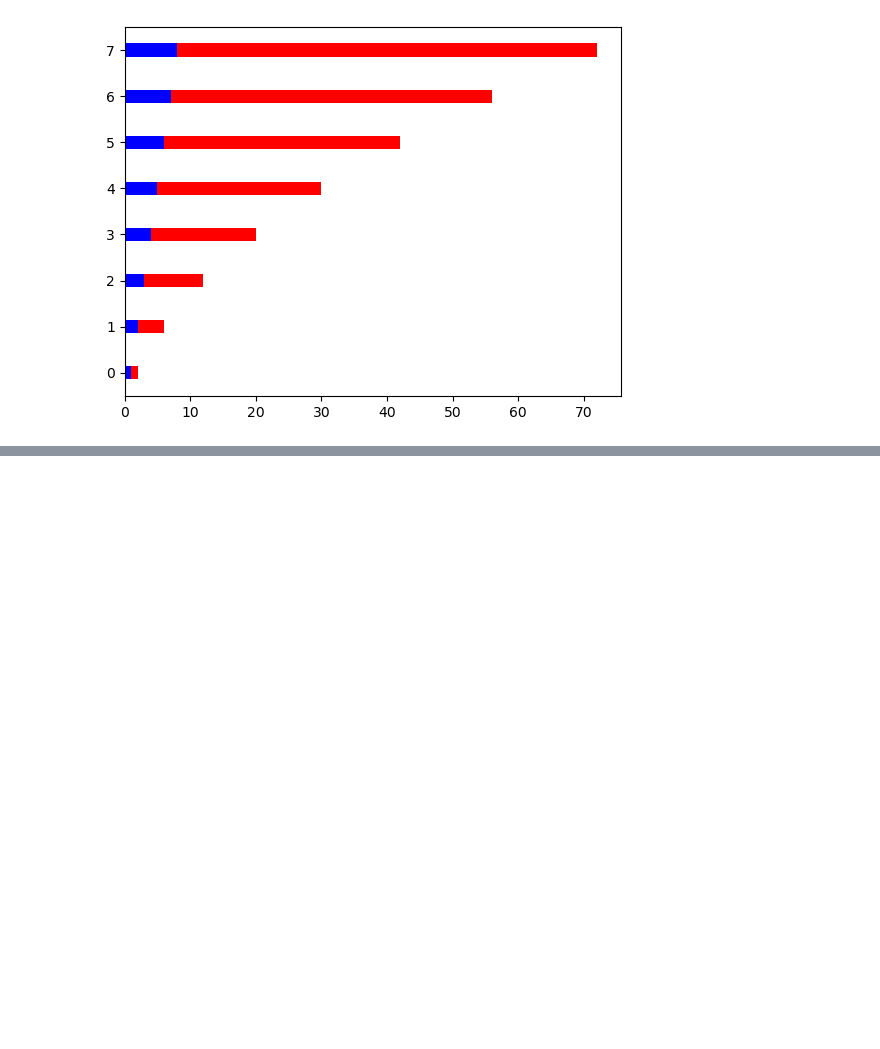
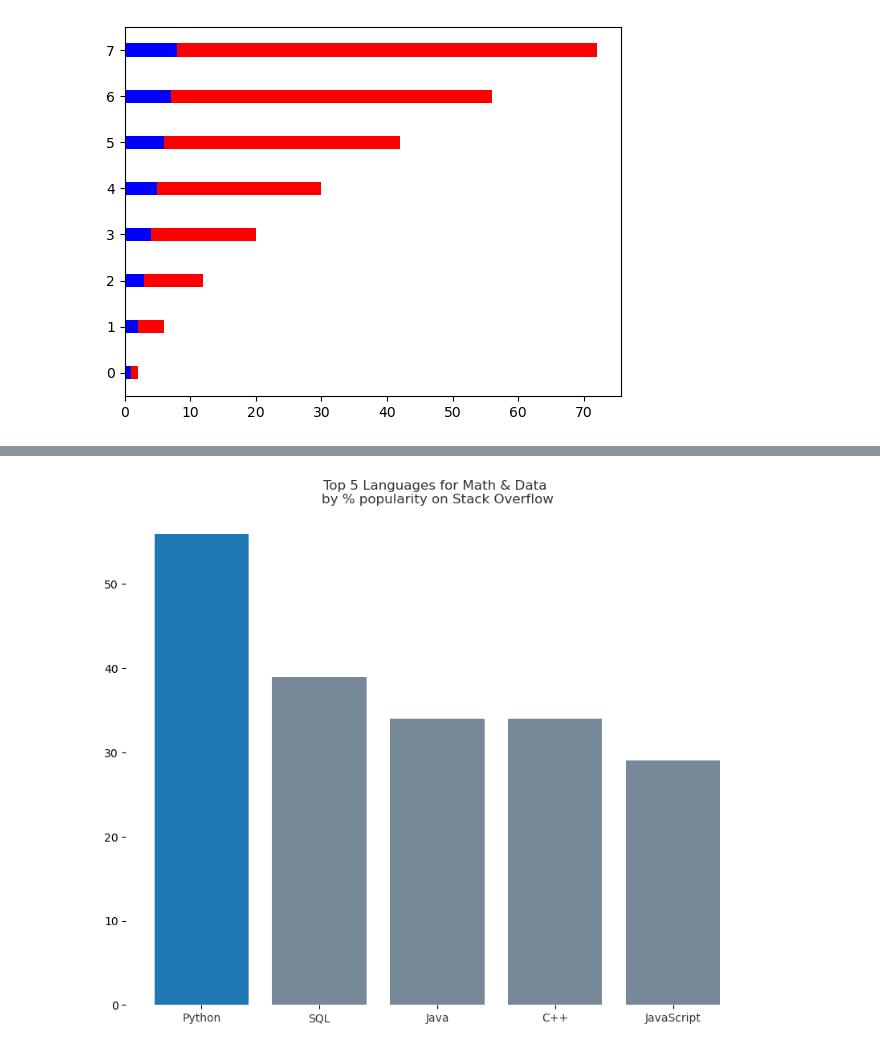
Before and after one commit to mrioshe/AppliedDataScienceWithPython, a Jupyter notebook: AppliedPlottingChartingAndDataRepresentationInPython/week2_BasicCharting/week2.ipynb, the cells around one changed output, grey strips where cells are left out. Saved outputs shown, nothing was run; the diff lists cells and outputs as text; code cells hidden in the pictures; blank space fills up the shorter version.

```diff
--- a/AppliedPlottingChartingAndDataRepresentationInPython/week2_BasicCharting/week2.ipynb
+++ b/AppliedPlottingChartingAndDataRepresentationInPython/week2_BasicCharting/week2.ipynb
@@ -315,0 +350,27 @@ plt.barh(xvals, exponential_data, height=0.3, left=linear_data, color='r')
+# %%
+plt.figure(figsize=(10, 8));
+languages = ['Python', 'SQL', 'Java', 'C++', 'JavaScript']
+pos = np.arange(len(languages))
+popularity = [56, 39, 34, 34, 29]
+
+# There are several different ways that we could do this.
+# The way I chose was to add an alpha parameter to everything,
+# which adds a bit of transparency and softens the colors up a bit.
+# I also set the bars themselves to a neutral gray color then chose
+# a nice blue from the Python website to accentuate the first bar.
+
+# change the bar color to be less bright blue
+bars = plt.bar(pos, popularity, align='center', linewidth=0, color='lightslategrey')
+# change one bar, the python bar, to a contrasting color
+bars[0].set_color('#1F77B4')
+
+# soften all labels by turning grey
+plt.xticks(pos, languages, alpha=0.8)
+# set the title
+plt.title('Top 5 Languages for Math & Data \nby % popularity on Stack Overflow', alpha=0.8)
+
+# remove the frame of the chart
+for spine in plt.gca().spines.values():
+    spine.set_visible(False)
+# %% [output]
+[figure, added]
```
Also changed, not shown: parts of 4 cells of this notebook.
